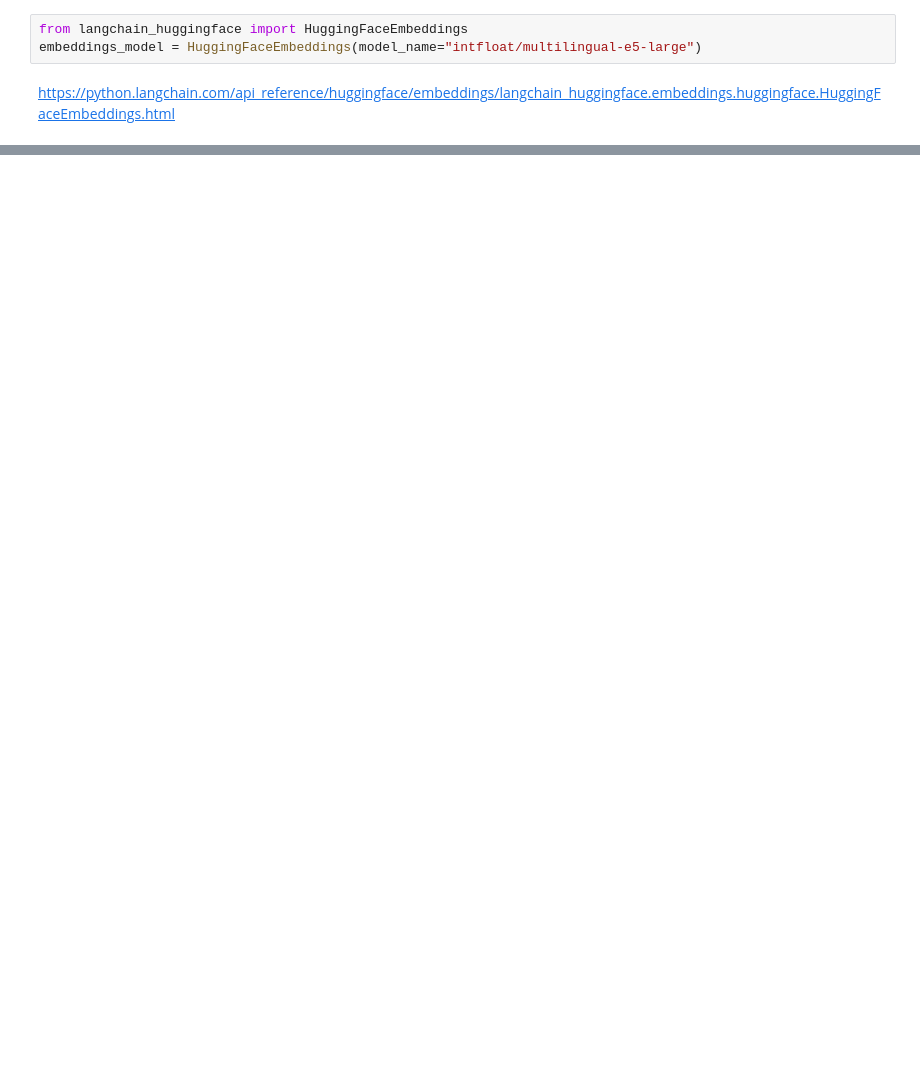
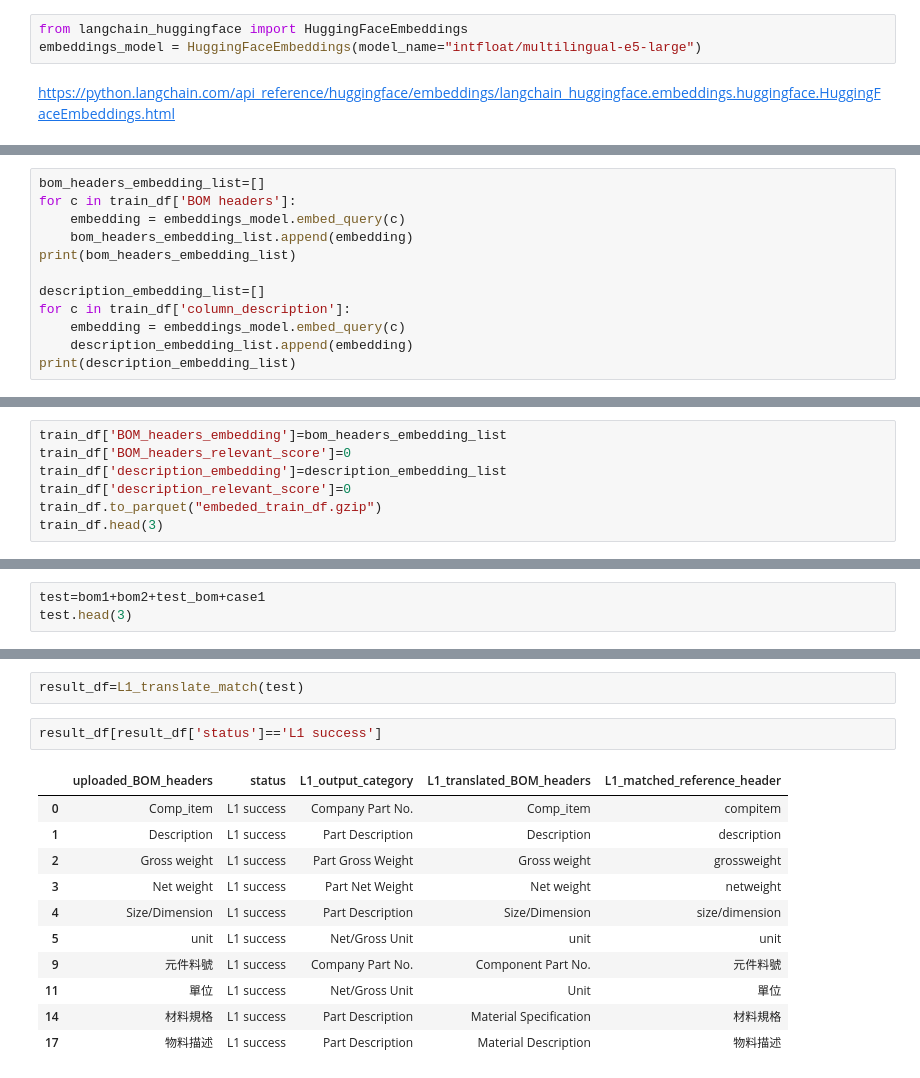
Before and after one commit to Ren1990/assignment1, a Jupyter notebook: 1_etl.ipynb, the cells around one changed output, grey strips where cells are left out. Saved outputs shown, nothing was run; the diff lists cells and outputs as text; blank space fills up the shorter version.

```diff
--- a/1_etl.ipynb
+++ b/1_etl.ipynb
@@ -379,0 +174,12 @@ process_bom_files(bom_files)
+# %%
+bom_headers_embedding_list=[]
+for c in train_df['BOM headers']:
+    embedding = embeddings_model.embed_query(c)
+    bom_headers_embedding_list.append(embedding)
+print(bom_headers_embedding_list)
+
+description_embedding_list=[]
+for c in train_df['column_description']:
+    embedding = embeddings_model.embed_query(c)
+    description_embedding_list.append(embedding)
+print(description_embedding_list)
@@ -379,0 +188,7 @@ process_bom_files(bom_files)
+# %%
+train_df['BOM_headers_embedding']=bom_headers_embedding_list
+train_df['BOM_headers_relevant_score']=0
+train_df['description_embedding']=description_embedding_list
+train_df['description_relevant_score']=0
+train_df.to_parquet("embeded_train_df.gzip")
+train_df.head(3)
@@ -379,0 +226,3 @@ process_bom_files(bom_files)
+# %%
+test=bom1+bom2+test_bom+case1
+test.head(3)
@@ -379,0 +287,16 @@ process_bom_files(bom_files)
+# %%
+result_df=L1_translate_match(test)
+# %%
+result_df[result_df['status']=='L1 success']
+# %% [output]
+|  | uploaded_BOM_headers | status | L1_output_category | L1_translated_BOM_headers | L1_matched_reference_header |
+| 0 | Comp_item | L1 success | Company Part No. | Comp_item | compitem |
+| 1 | Description | L1 success | Part Description | Description | description |
+| 2 | Gross weight | L1 success | Part Gross Weight | Gross weight | grossweight |
+| 3 | Net weight | L1 success | Part Net Weight | Net weight | netweight |
+| 4 | Size/Dimension | L1 success | Part Description | Size/Dimension | size/dimension |
+| 5 | unit | L1 success | Net/Gross Unit | unit | unit |
+| 9 | 元件料號 | L1 success | Company Part No. | Component Part No. | 元件料號 |
+| 11 | 單位 | L1 success | Net/Gross Unit | Unit | 單位 |
+| 14 | 材料規格 | L1 success | Part Description | Material Specification | 材料規格 |
+| 17 | 物料描述 | L1 success | Part Description | Material Description | 物料描述 |
```
Also changed, not shown: parts of 44 cells of this notebook, 4 other files.
